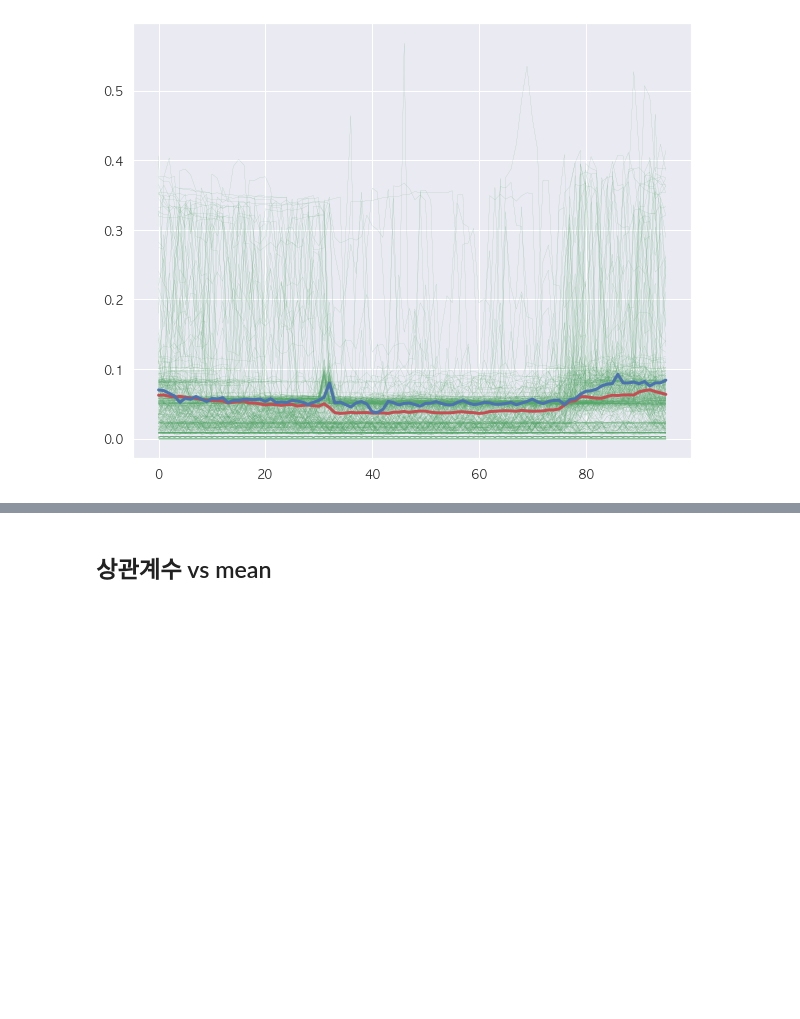
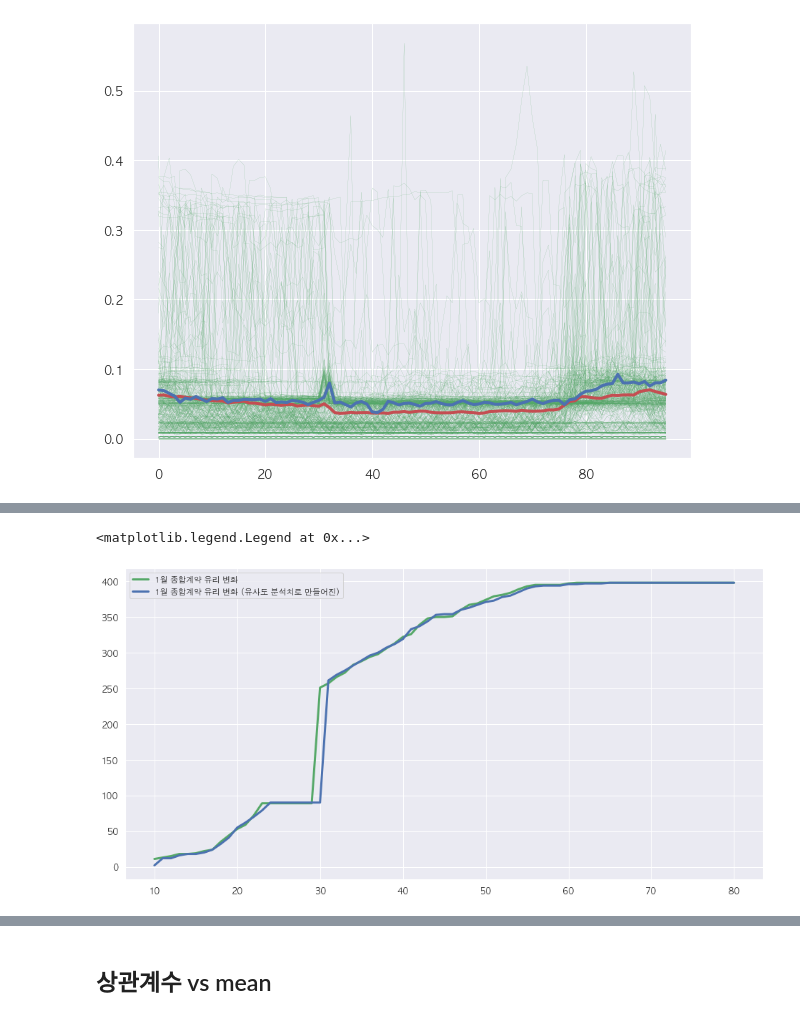
Before and after one commit to formegusto/contract-recommendation-system, a Jupyter notebook: pre-research/kepco-calc/recommend system prototype.ipynb, the cells around one changed output, grey strips where cells are left out. Cells and saved outputs as stored; diff of their text form; code cells hidden in the pictures; blank space fills up the shorter version.

```diff
--- a/pre-research/kepco-calc/recommend system prototype.ipynb
+++ b/pre-research/kepco-calc/recommend system prototype.ipynb
@@ -844,0 +997,10 @@ plt.show()
+# %%
+plt.figure(figsize=(16,8))
+
+plt.plot(range(10, 81), analysis_df.loc[1].values, linewidth=3,color='g', label="1월 종합계약 유리 변화")
+plt.plot(range(10, 81), analysis_df.loc[13].values, linewidth=3,color='b', label="1월 종합계약 유리 변화 (유사도 분석치로 만들어진)")
+
+plt.legend()
+# %% [output]
+<matplotlib.legend.Legend at 0x...>
+[figure, added]
```
Also changed, not shown: parts of 16 cells of this notebook, 2 other files.
